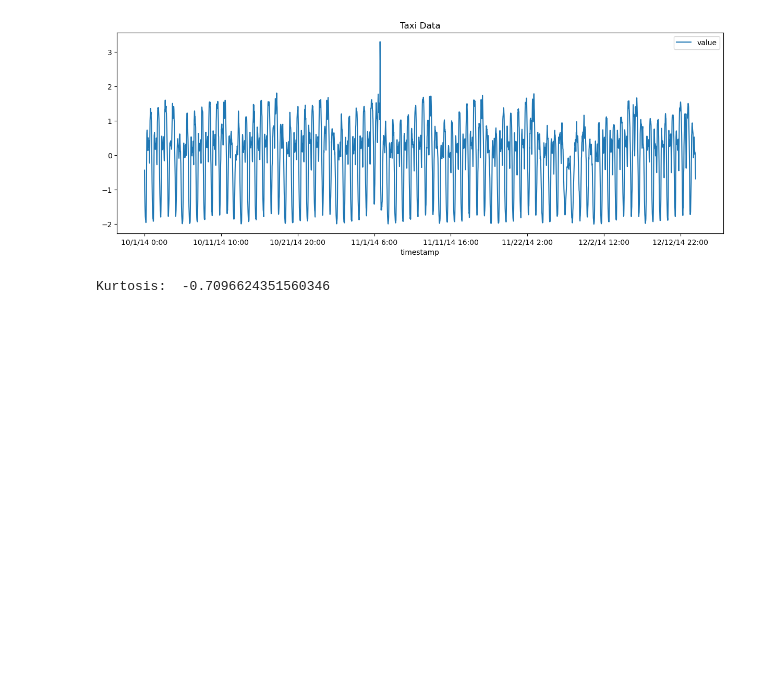
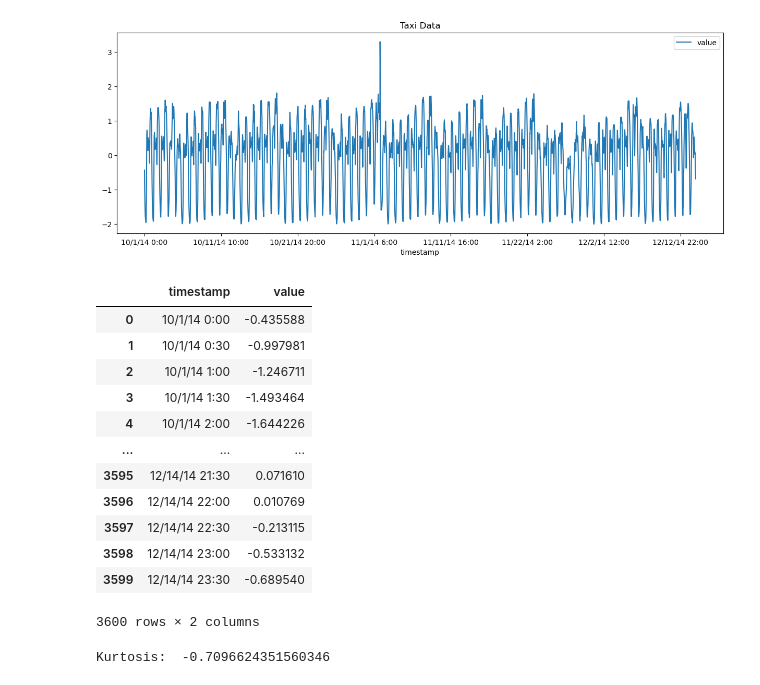
Before and after one commit to siddhipandare/Smooth-Operator, a Jupyter notebook: 8803-MDS-Project/statistical_measures.ipynb, the cells around one changed output. Saved outputs shown, nothing was run; the diff lists cells and outputs as text; code cells hidden in the pictures; blank space fills up the shorter version.

```diff
--- a/8803-MDS-Project/statistical_measures.ipynb
+++ b/8803-MDS-Project/statistical_measures.ipynb
@@ -19,6 +19,22 @@ df.plot(x='timestamp', y='value', figsize=(15, 5), title='Taxi Data')
 # %% [output]
 <AxesSubplot:title={'center':'Taxi Data'}, xlabel='timestamp'>
 [figure]
+# %%
+df
+# %% [output]
+|  | timestamp | value |
+| 0 | 10/1/14 0:00 | -0.435588 |
+| 1 | 10/1/14 0:30 | -0.997981 |
+| 2 | 10/1/14 1:00 | -1.246711 |
+| 3 | 10/1/14 1:30 | -1.493464 |
+| 4 | 10/1/14 2:00 | -1.644226 |
+| ... | ... | ... |
+| 3595 | 12/14/14 21:30 | 0.071610 |
+| 3596 | 12/14/14 22:00 | 0.010769 |
+| 3597 | 12/14/14 22:30 | -0.213115 |
+| 3598 | 12/14/14 23:00 | -0.533132 |
+| 3599 | 12/14/14 23:30 | -0.689540 |
+3600 rows × 2 columns
 # %%
 # Compute kurtosis of value column
 kurtosis = df['value'].kurtosis()
```
Also changed, not shown: parts of 5 cells of this notebook, 5 other files.
